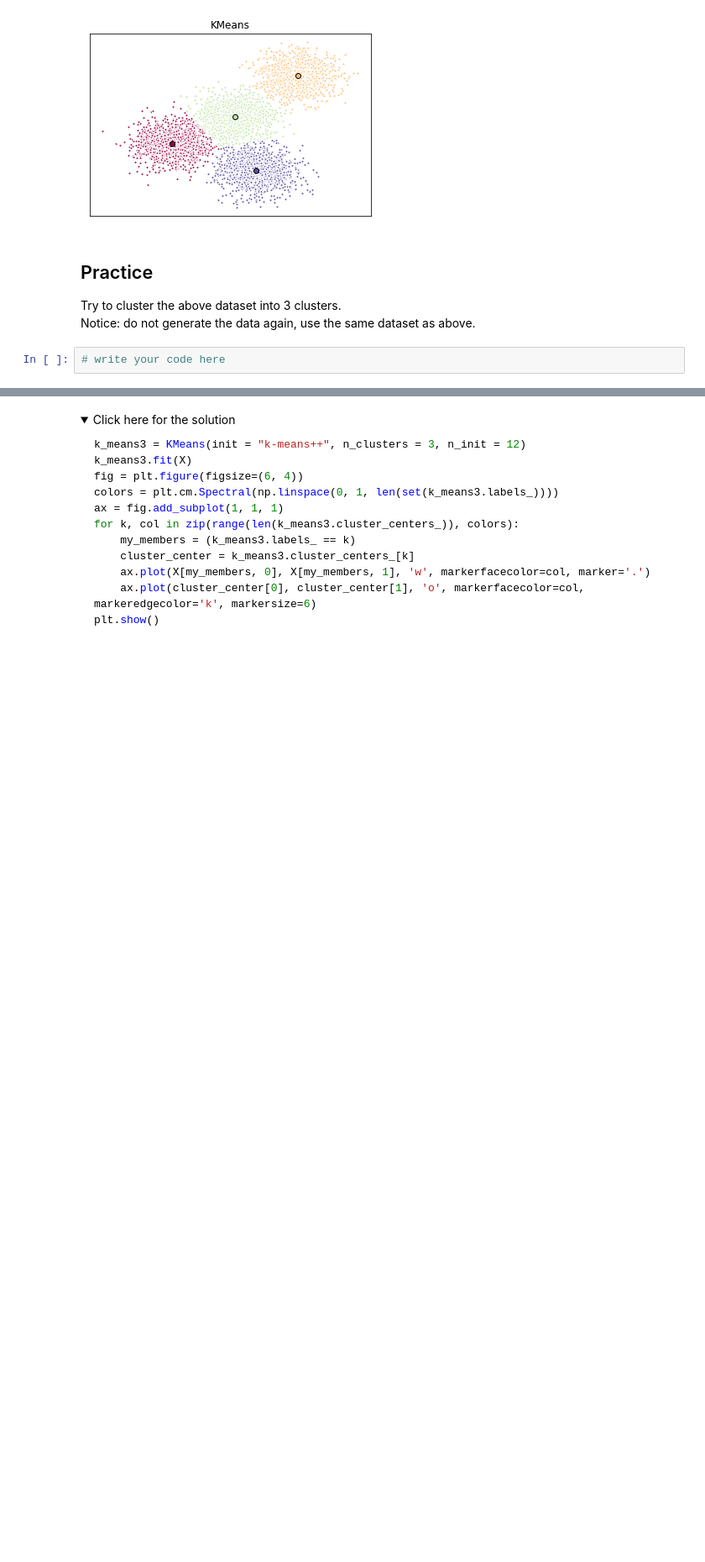
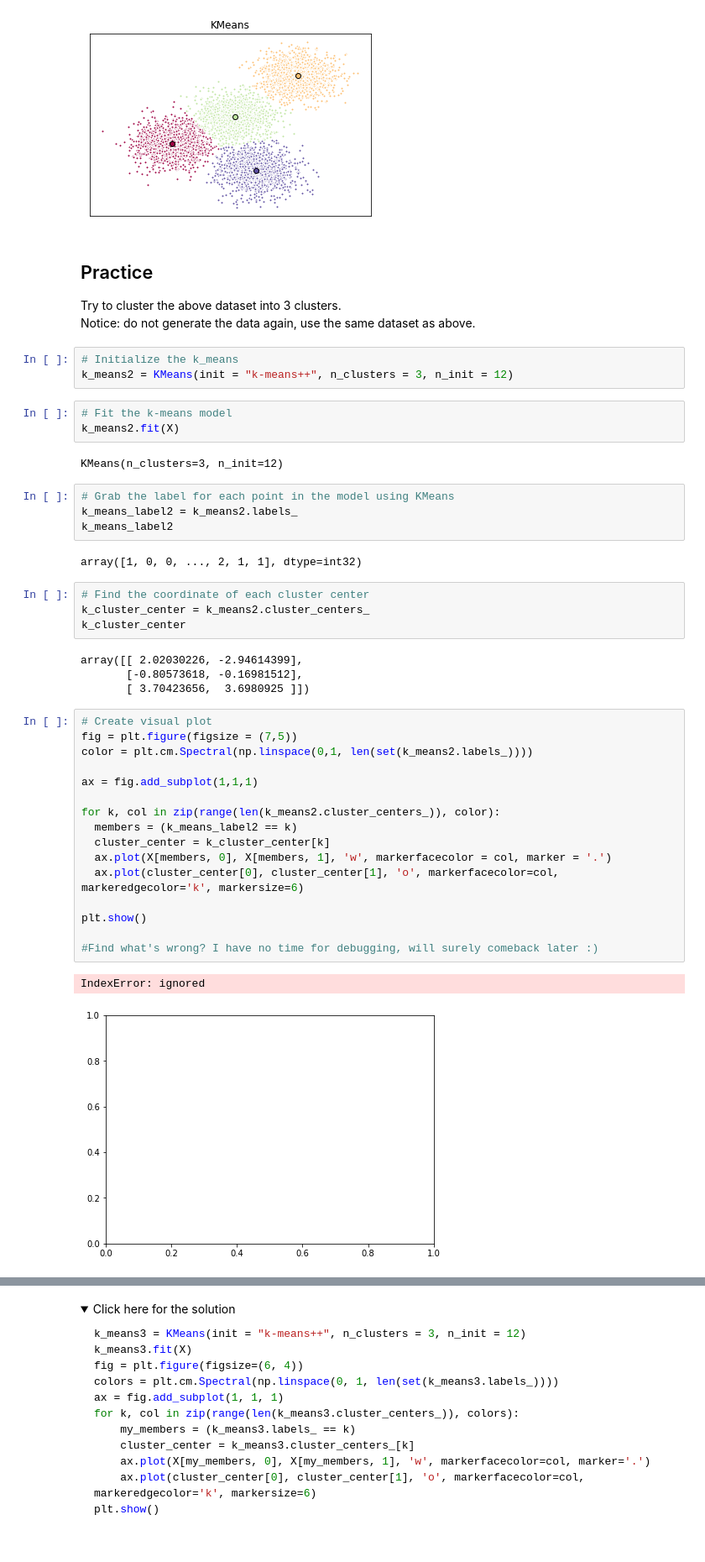
Before and after one commit to lililalina/ibm-data-science-and-machine-learning, a Jupyter notebook: 03-machine-learning/ML0101EN_Clus_K_Means_Customer_Seg.ipynb, the cells around one changed output, grey strips where cells are left out. Shown at 84% size. Saved outputs shown, nothing was run; the diff lists cells and outputs as text; folded sections open; blank space fills up the shorter version.

```diff
--- a/03-machine-learning/ML0101EN_Clus_K_Means_Customer_Seg.ipynb
+++ b/03-machine-learning/ML0101EN_Clus_K_Means_Customer_Seg.ipynb
@@ -199,5 +200,44 @@ plt.show()
 
 Try to cluster the above dataset into 3 clusters.\
 Notice: do not generate the data again, use the same dataset as above.
-# %%
-# write your code here
+# %%
+# Initialize the k_means
+k_means2 = KMeans(init = "k-means++", n_clusters = 3, n_init = 12)
+# %%
+# Fit the k-means model
+k_means2.fit(X)
+# %% [output]
+KMeans(n_clusters=3, n_init=12)
+# %%
+# Grab the label for each point in the model using KMeans
+k_means_label2 = k_means2.labels_
+k_means_label2
+# %% [output]
+array([1, 0, 0, ..., 2, 1, 1], dtype=int32)
+# %%
+# Find the coordinate of each cluster center
+k_cluster_center = k_means2.cluster_centers_
+k_cluster_center
+# %% [output]
+array([[ 2.02030226, -2.94614399],
+       [-0.80573618, -0.16981512],
+       [ 3.70423656,  3.6980925 ]])
+# %%
+# Create visual plot
+fig = plt.figure(figsize = (7,5))
+color = plt.cm.Spectral(np.linspace(0,1, len(set(k_means2.labels_))))
+
+ax = fig.add_subplot(1,1,1)
+
+for k, col in zip(range(len(k_means2.cluster_centers_)), color):
+  members = (k_means_label2 == k)
+  cluster_center = k_cluster_center[k]
+  ax.plot(X[members, 0], X[members, 1], 'w', markerfacecolor = col, marker = '.')
+  ax.plot(cluster_center[0], cluster_center[1], 'o', markerfacecolor=col,  markeredgecolor='k', markersize=6)
+
+plt.show()
+
+#Find what's wrong? I have no time for debugging, will surely comeback later :)
+# %% [output]
+IndexError: ignored
+[figure, added]
```
Also changed, not shown: parts of 7 cells of this notebook.
